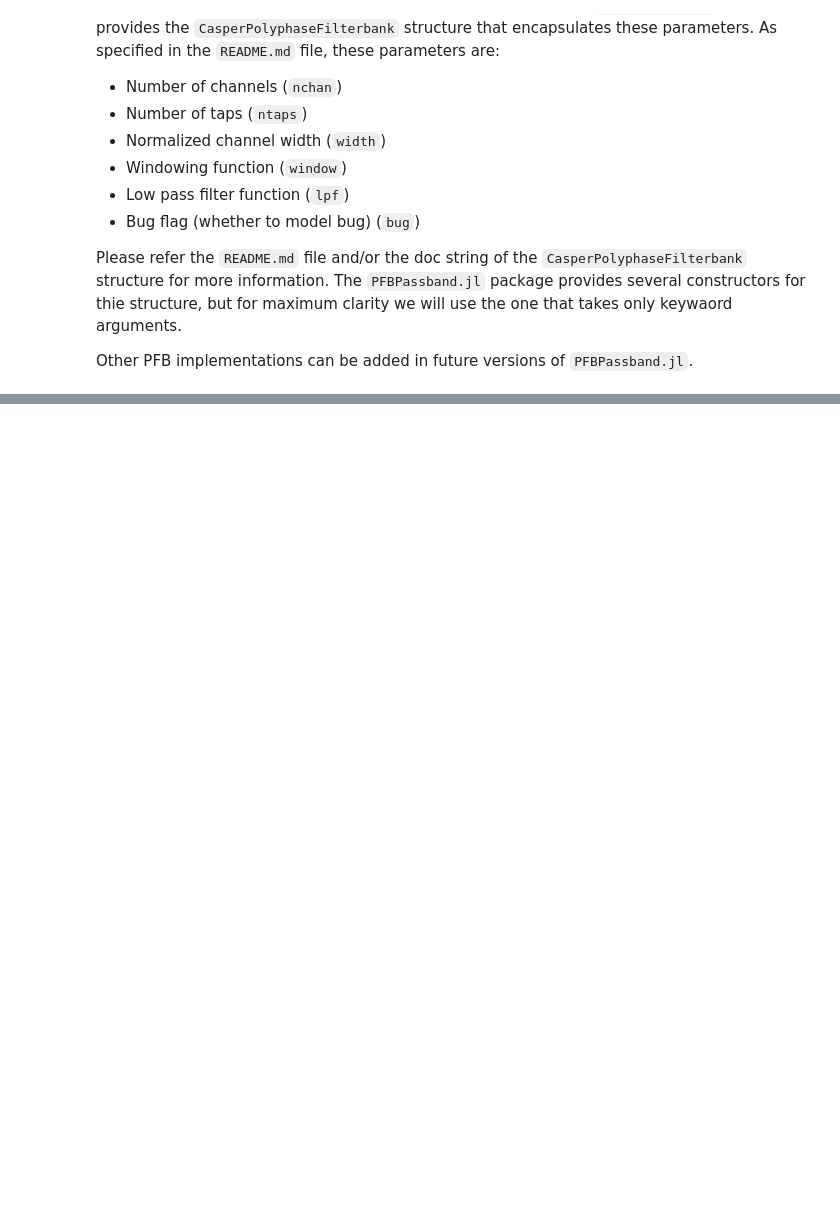
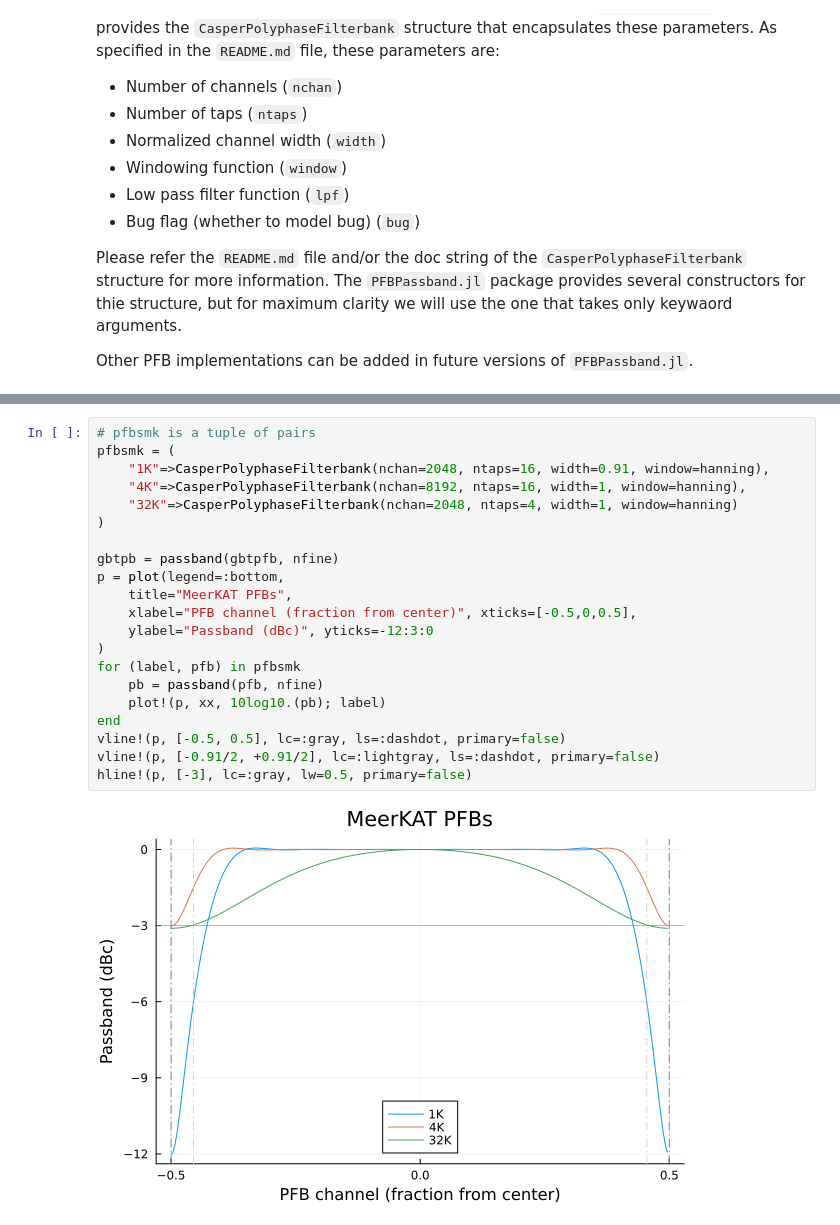
Before and after one commit to david-macmahon/PFBPassband.jl, a Jupyter notebook: notebooks/02_PFBPassband.ipynb, the cells around one changed output, grey strips where cells are left out. Drawn from its saved outputs; the diff is of its cells as text; blank space fills up the shorter version.

```diff
--- a/notebooks/02_PFBPassband.ipynb
+++ b/notebooks/02_PFBPassband.ipynb
@@ -121,0 +240,23 @@ UndefVarError: UndefVarError: `coeffcache` not defined
+# %%
+# pfbsmk is a tuple of pairs
+pfbsmk = (
+    "1K"=>CasperPolyphaseFilterbank(nchan=2048, ntaps=16, width=0.91, window=hanning),
+    "4K"=>CasperPolyphaseFilterbank(nchan=8192, ntaps=16, width=1, window=hanning),
+    "32K"=>CasperPolyphaseFilterbank(nchan=2048, ntaps=4, width=1, window=hanning)
+)
+
+gbtpb = passband(gbtpfb, nfine)
+p = plot(legend=:bottom,
+    title="MeerKAT PFBs",
+    xlabel="PFB channel (fraction from center)", xticks=[-0.5,0,0.5],
+    ylabel="Passband (dBc)", yticks=-12:3:0
+)
+for (label, pfb) in pfbsmk
+    pb = passband(pfb, nfine)
+    plot!(p, xx, 10log10.(pb); label)
+end
+vline!(p, [-0.5, 0.5], lc=:gray, ls=:dashdot, primary=false)
+vline!(p, [-0.91/2, +0.91/2], lc=:lightgray, ls=:dashdot, primary=false)
+hline!(p, [-3], lc=:gray, lw=0.5, primary=false)
+# %% [output]
+[figure, added]
```
Also changed, not shown: parts of 14 cells of this notebook.
